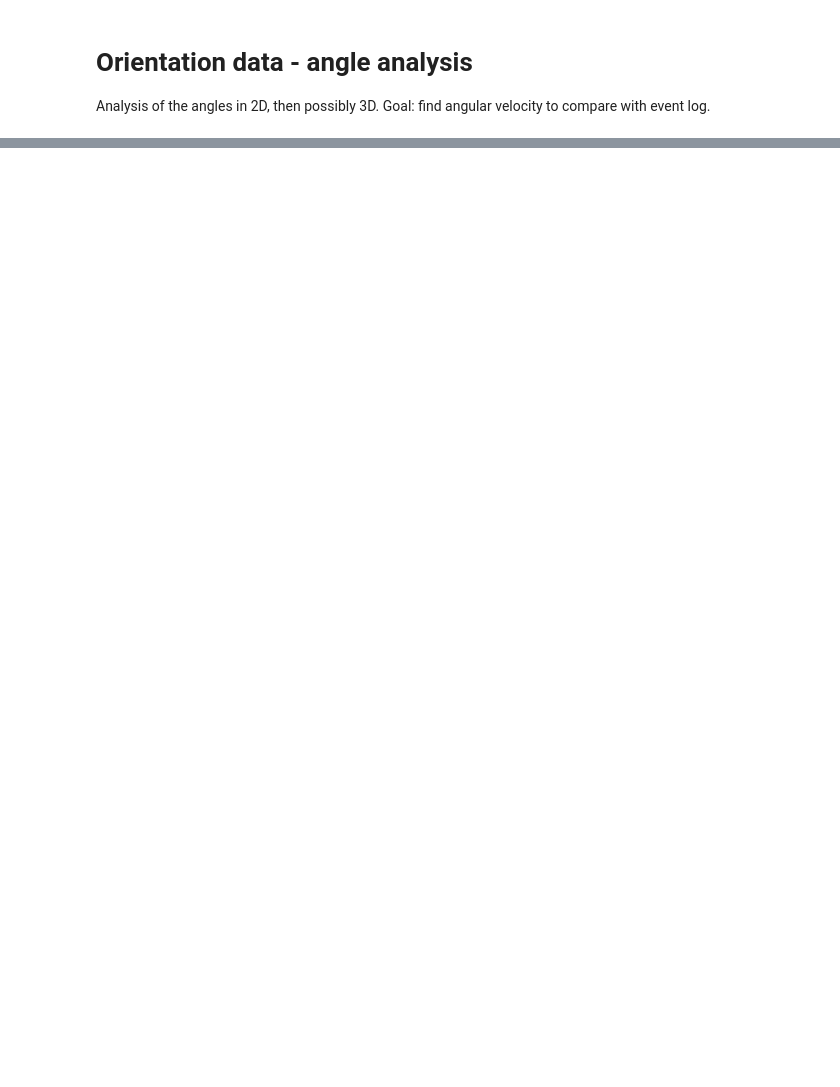
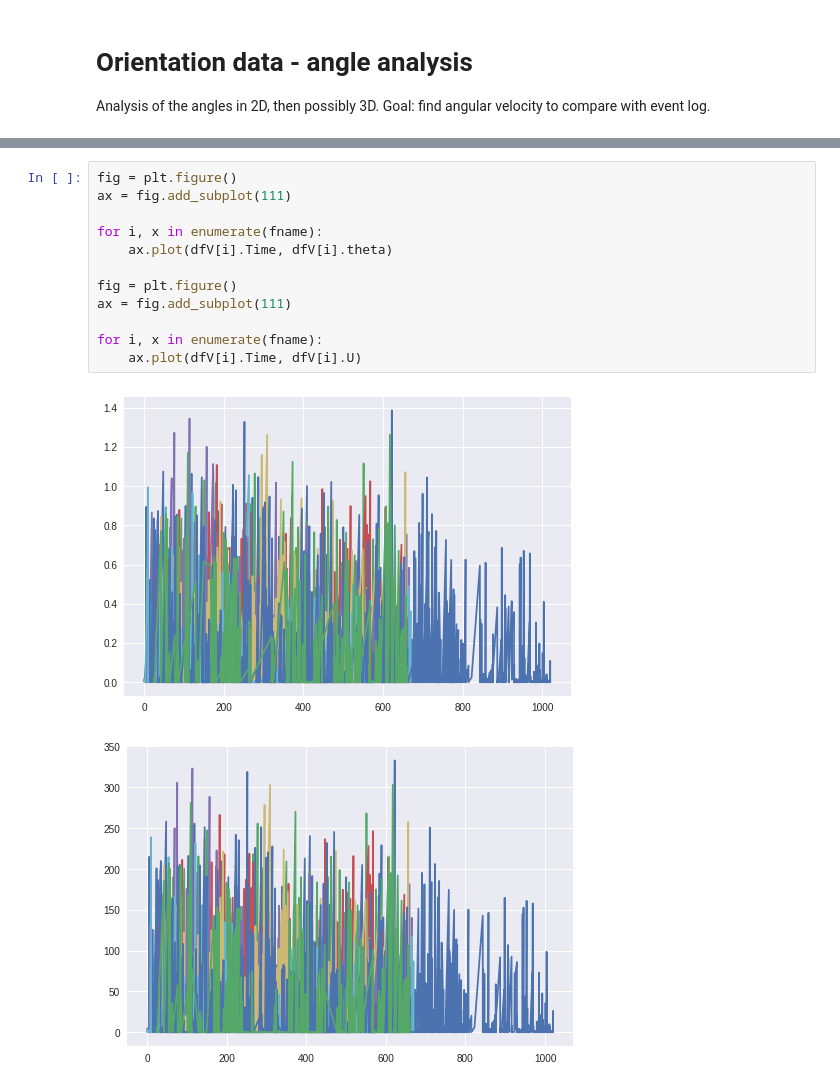
Before and after one commit to alTeska/VR_Acuity, a Jupyter notebook: notebooks/Orientation_Angle.ipynb, the cells around one changed output, grey strips where cells are left out. Cells and saved outputs as stored; diff of their text form; blank space fills up the shorter version.

```diff
--- a/notebooks/Orientation_Angle.ipynb
+++ b/notebooks/Orientation_Angle.ipynb
@@ -125,0 +199,15 @@ for i, x in enumerate(fnameClean):
+# %%
+fig = plt.figure()
+ax = fig.add_subplot(111)
+
+for i, x in enumerate(fname):
+    ax.plot(dfV[i].Time, dfV[i].theta)
+
+fig = plt.figure()
+ax = fig.add_subplot(111)
+
+for i, x in enumerate(fname):
+    ax.plot(dfV[i].Time, dfV[i].U)
+# %% [output]
+[figure, added]
+[figure, added]
```
Also changed, not shown: parts of 16 cells of this notebook, 1 other file.
